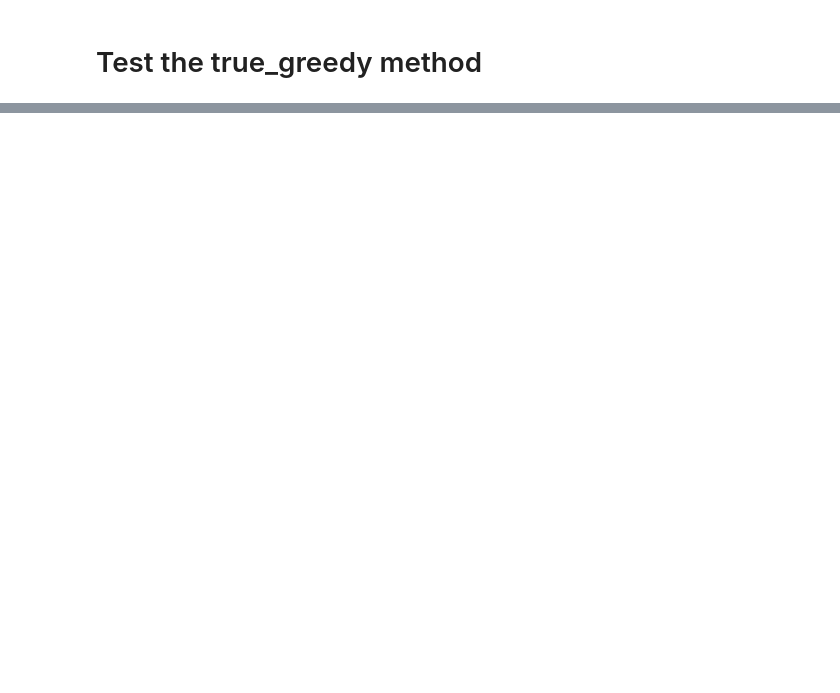
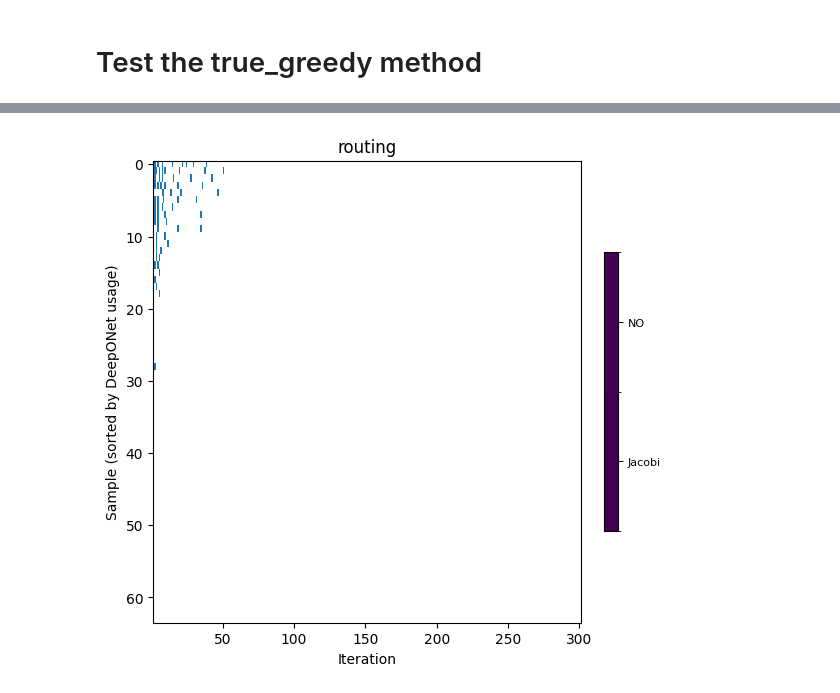
Before and after one commit to srayan00/greedy-hybrid-pde, a Jupyter notebook: playground/test.ipynb, the cells around one changed output, grey strips where cells are left out. Saved outputs shown, nothing was run; the diff lists cells and outputs as text; code cells hidden in the pictures; blank space fills up the shorter version.

```diff
--- a/playground/test.ipynb
+++ b/playground/test.ipynb
@@ -437,0 +578,11 @@ tensor([22, 38, 33, 12, 19,  6, 16, 30])
+# %%
+print(best_solver.shape)
+
+order_d = np.sum(best_solver, axis = 0)
+sort_order = np.argsort(-1*order_d)
+print(sort_order)
+print(order_d)
+print(np.sum(order_d >0))
+order_i = np.sum(solver_decision_greedy, axis = 0)
+print(order_i)
+print(np.sum(order_i > 1))
@@ -437,0 +601,23 @@ tensor([22, 38, 33, 12, 19,  6, 16, 30])
+# %%
+from matplotlib.colors import ListedColormap, BoundaryNorm
+base_colors = plt.cm.tab10.colors
+K = 2
+cmap_colors = [base_colors[i % 10] for i in range(K)]
+cmap = ListedColormap(cmap_colors[:K])
+bounds = np.arange(-0.5, K + 0.5, 1)
+norm = BoundaryNorm(bounds, cmap.N)
+fig = plt.figure(figsize=(6, 6))
+best_solver_2 = np.zeros((best_solver.shape[0], best_solver.shape[1], 3))
+best_solver_2[best_solver == 1] = np.array([0.12156862745098039, 0.4666666666666667, 0.7058823529411765])
+best_solver_2[best_solver == 0] = np.array([1.0, 1.0, 1.0])
+ax = fig.add_subplot(1, 1, 1)
+im = ax.imshow(best_solver_2.transpose(1, 0, 2)[sort_order,:, :], aspect="auto",
+                    interpolation="nearest", extent=[1, max_iters + 1, n_samples - 0.5, -0.5], norm = norm)
+ax.set_xlabel("Iteration")
+ax.set_ylabel("Sample (sorted by DeepONet usage)")
+ax.set_title(f"routing")
+cbar = plt.colorbar(im, ax=ax, ticks=np.arange(K), fraction=0.03)
+cbar.ax.set_yticklabels(["Jacobi", "NO"], fontsize=8)
+plt.show()
+# %% [output]
+[figure, added]
```
Also changed, not shown: parts of 39 cells of this notebook, 13 other files.
